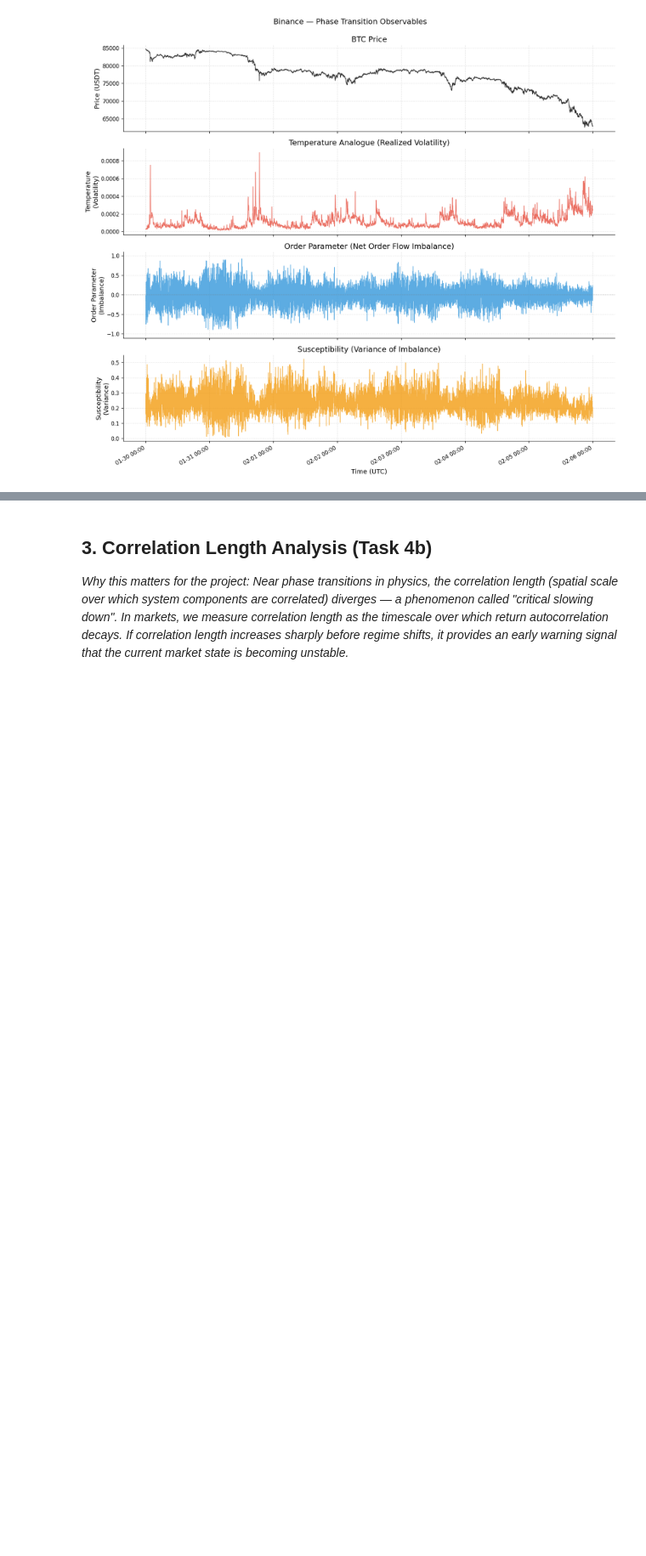
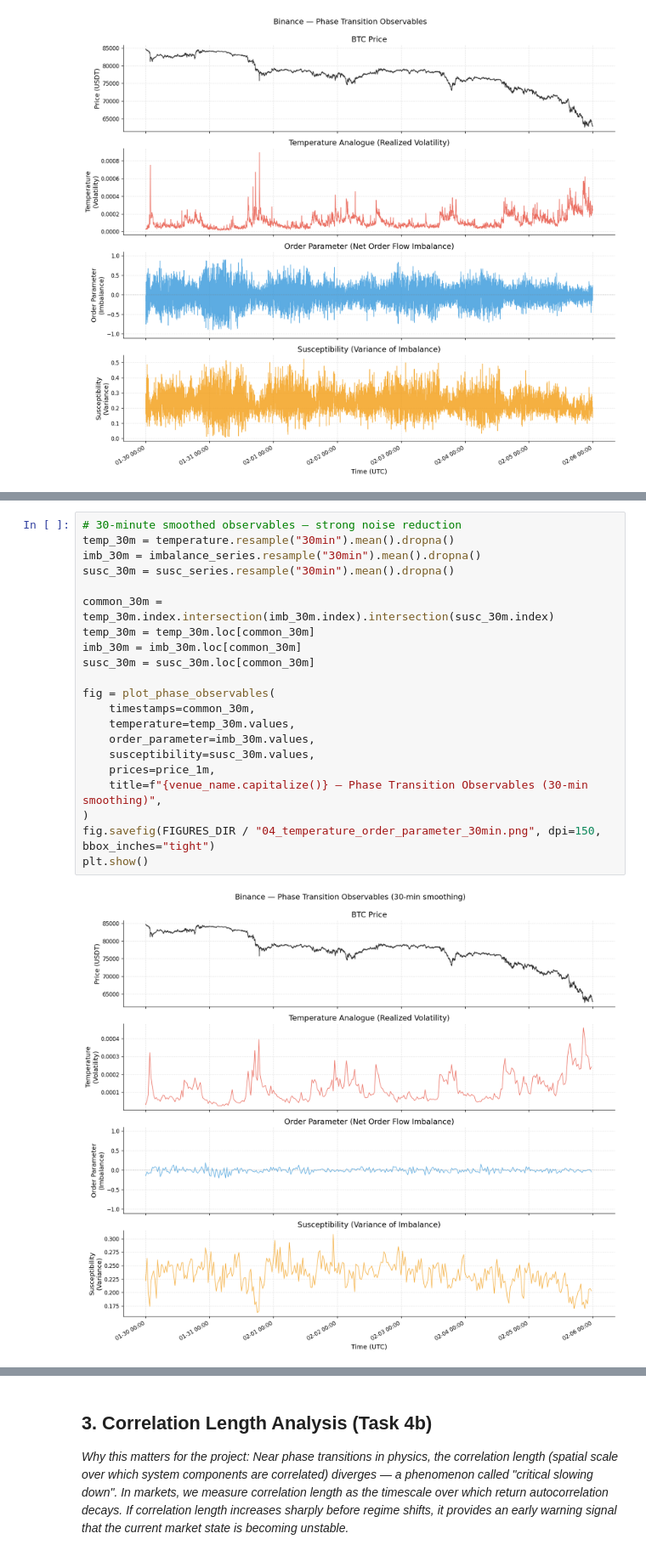
Before and after one commit to Wadoudo02/crypto-venue-entropy, a Jupyter notebook: notebooks/04_phase_transitions.ipynb, the cells around one changed output, grey strips where cells are left out. Shown at 85% size. Drawn from its saved outputs; the diff is of its cells as text; blank space fills up the shorter version.

```diff
--- a/notebooks/04_phase_transitions.ipynb
+++ b/notebooks/04_phase_transitions.ipynb
@@ -178,0 +188,23 @@ plt.show()
+# %%
+# 30-minute smoothed observables — strong noise reduction
+temp_30m = temperature.resample("30min").mean().dropna()
+imb_30m = imbalance_series.resample("30min").mean().dropna()
+susc_30m = susc_series.resample("30min").mean().dropna()
+
+common_30m = temp_30m.index.intersection(imb_30m.index).intersection(susc_30m.index)
+temp_30m = temp_30m.loc[common_30m]
+imb_30m = imb_30m.loc[common_30m]
+susc_30m = susc_30m.loc[common_30m]
+
+fig = plot_phase_observables(
+    timestamps=common_30m,
+    temperature=temp_30m.values,
+    order_parameter=imb_30m.values,
+    susceptibility=susc_30m.values,
+    prices=price_1m,
+    title=f"{venue_name.capitalize()} — Phase Transition Observables (30-min smoothing)",
+)
+fig.savefig(FIGURES_DIR / "04_temperature_order_parameter_30min.png", dpi=150, bbox_inches="tight")
+plt.show()
+# %% [output]
+[figure, added]
```
Also changed, not shown: parts of 22 cells of this notebook, 6 other files.
